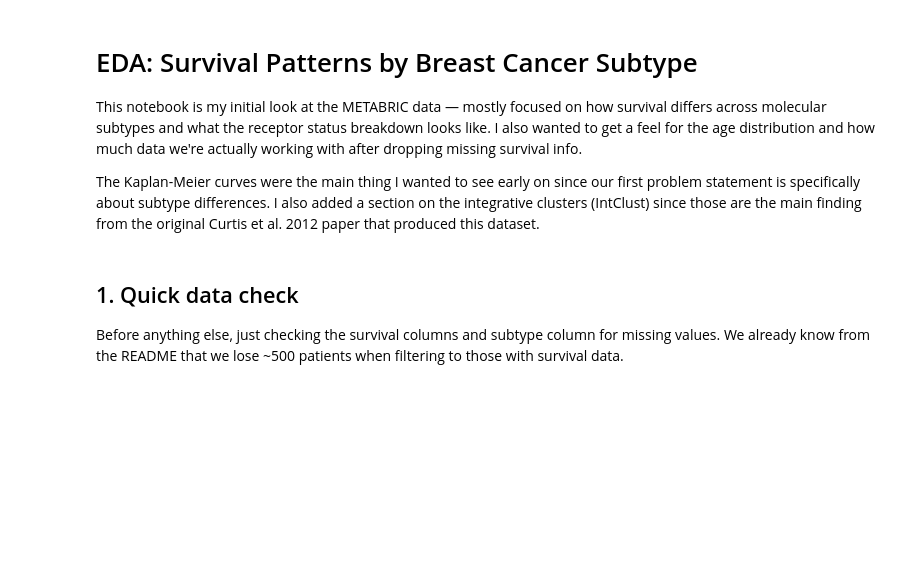
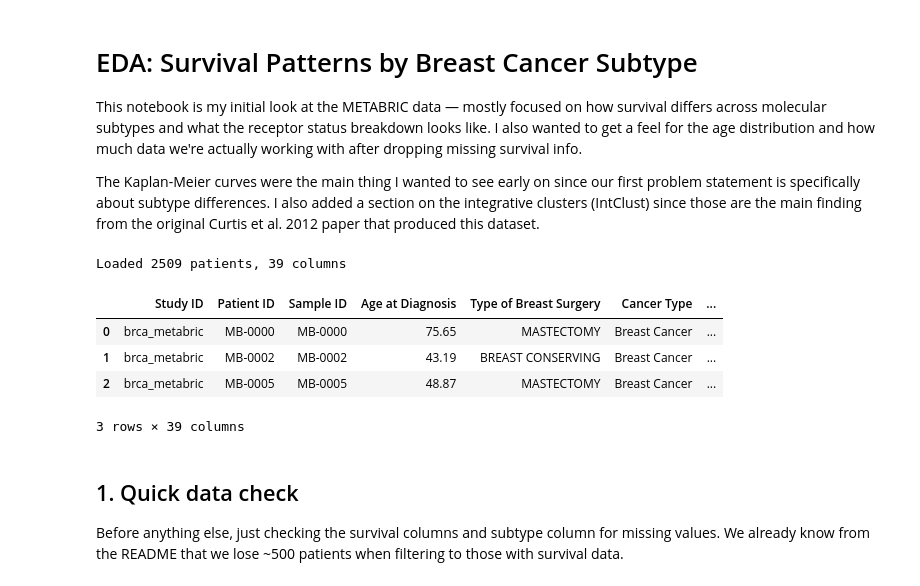
Before and after one commit to Erdos-Projects/summer26-breast-cancer-survival, a Jupyter notebook: notebooks/eda_survival_by_subtype.ipynb, the cells around one changed output. Cells and saved outputs as stored; diff of their text form; code cells hidden in the pictures; blank space fills up the shorter version.

```diff
--- a/notebooks/eda_survival_by_subtype.ipynb
+++ b/notebooks/eda_survival_by_subtype.ipynb
@@ -17,9 +18,16 @@ plt.rcParams['axes.spines.top'] = False
 plt.rcParams['axes.spines.right'] = False
 sns.set_palette('Set2')
 # %%
-df = pd.read_csv('../data/raw/brca_metabric_clinical_data.tsv', sep='\t')
+df = pd.read_csv('../data/raw_data/brca_metabric_clinical_data.tsv', sep='\t')
 print(f'Loaded {df.shape[0]} patients, {df.shape[1]} columns')
 df.head(3)
+# %% [output]
+Loaded 2509 patients, 39 columns
+|  | Study ID | Patient ID | Sample ID | Age at Diagnosis | Type of Breast Surgery | Cancer Type | ... |
+| 0 | brca_metabric | MB-0000 | MB-0000 | 75.65 | MASTECTOMY | Breast Cancer | ... |
+| 1 | brca_metabric | MB-0002 | MB-0002 | 43.19 | BREAST CONSERVING | Breast Cancer | ... |
+| 2 | brca_metabric | MB-0005 | MB-0005 | 48.87 | MASTECTOMY | Breast Cancer | ... |
+3 rows × 39 columns
 # %% [markdown]
 ## 1. Quick data check
 
```
Also changed, not shown: parts of 3 cells of this notebook, 26 other files.
